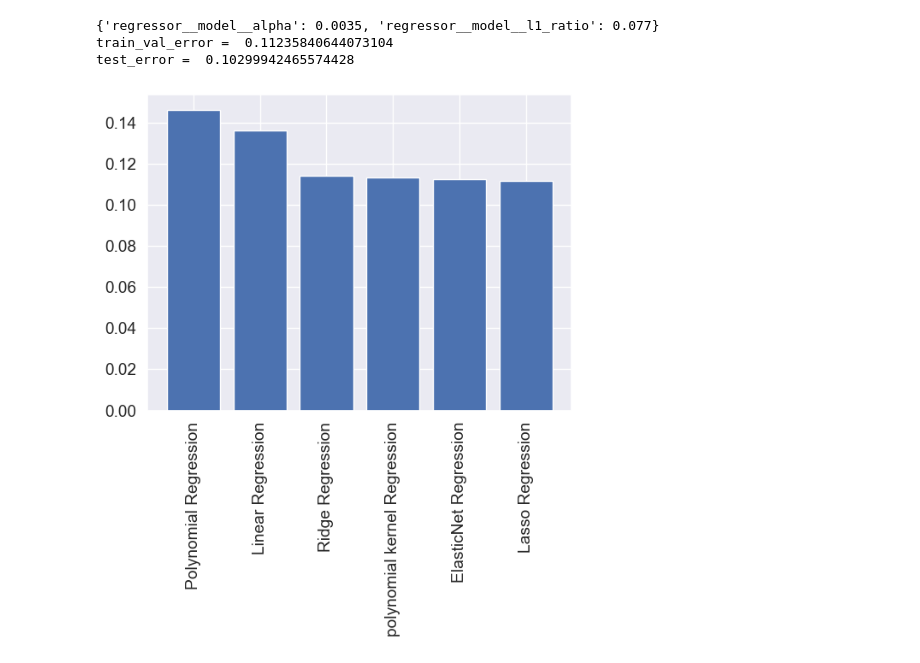
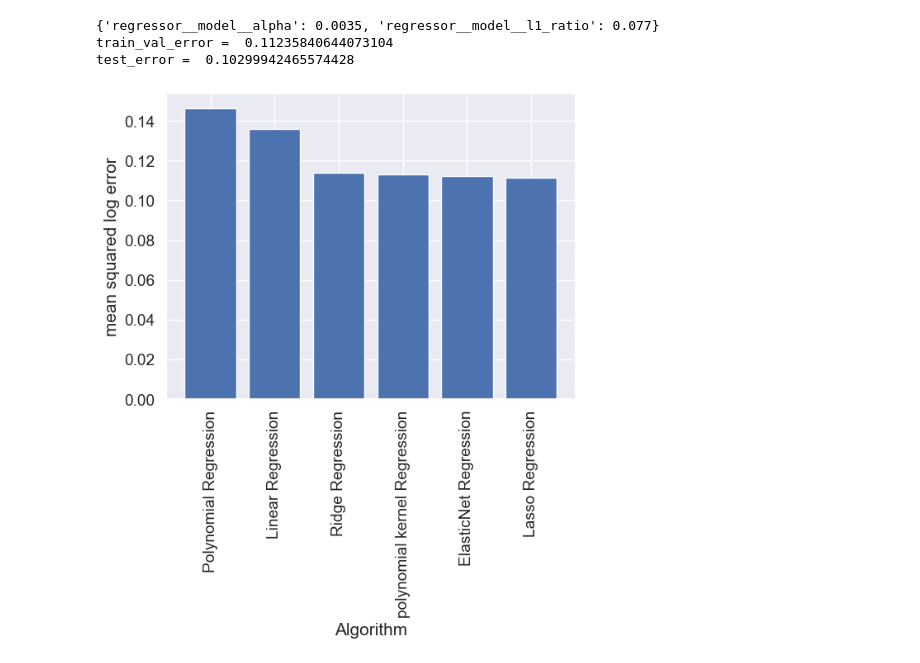
Before and after one commit to omarmo1712/-House-Prices-estimetor_Regression-Techniques, a Jupyter notebook: House Prices estimetor_Regression Techniques.ipynb, the cells around one changed output. Drawn from its saved outputs; the diff is of its cells as text; code cells hidden in the pictures.

```diff
--- a/House Prices estimetor_Regression Techniques.ipynb
+++ b/House Prices estimetor_Regression Techniques.ipynb
@@ -683,6 +683,8 @@ error_df_sorted= error_df.sort_values('errors',ascending=False)
 # %%
 plt.bar('models','errors',data=error_df_sorted)
 plt.xticks(rotation=90)
+plt.xlabel('Algorithm')
+plt.ylabel('mean squared log error')
 plt.show()
 # %% [output]
-[figure, old version]
+[figure, new version]
```
Also changed, not shown: parts of 1 cell of this notebook.
